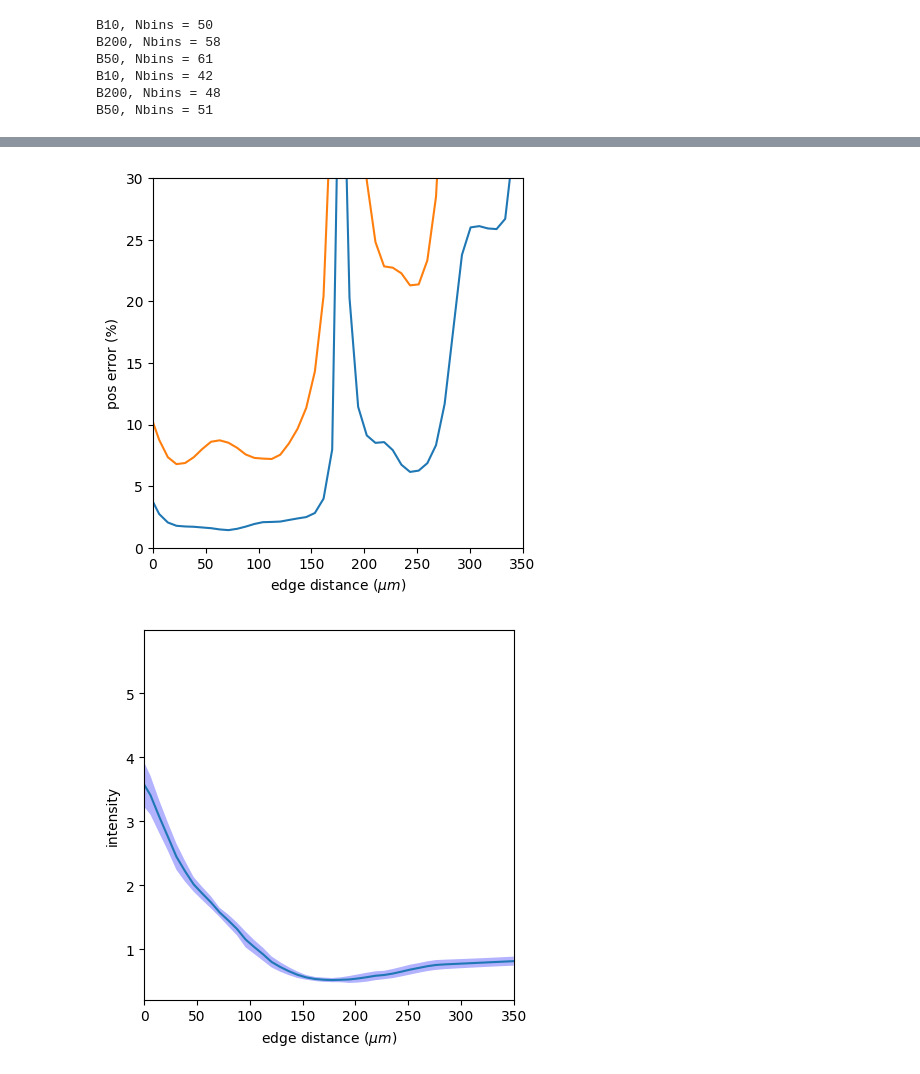
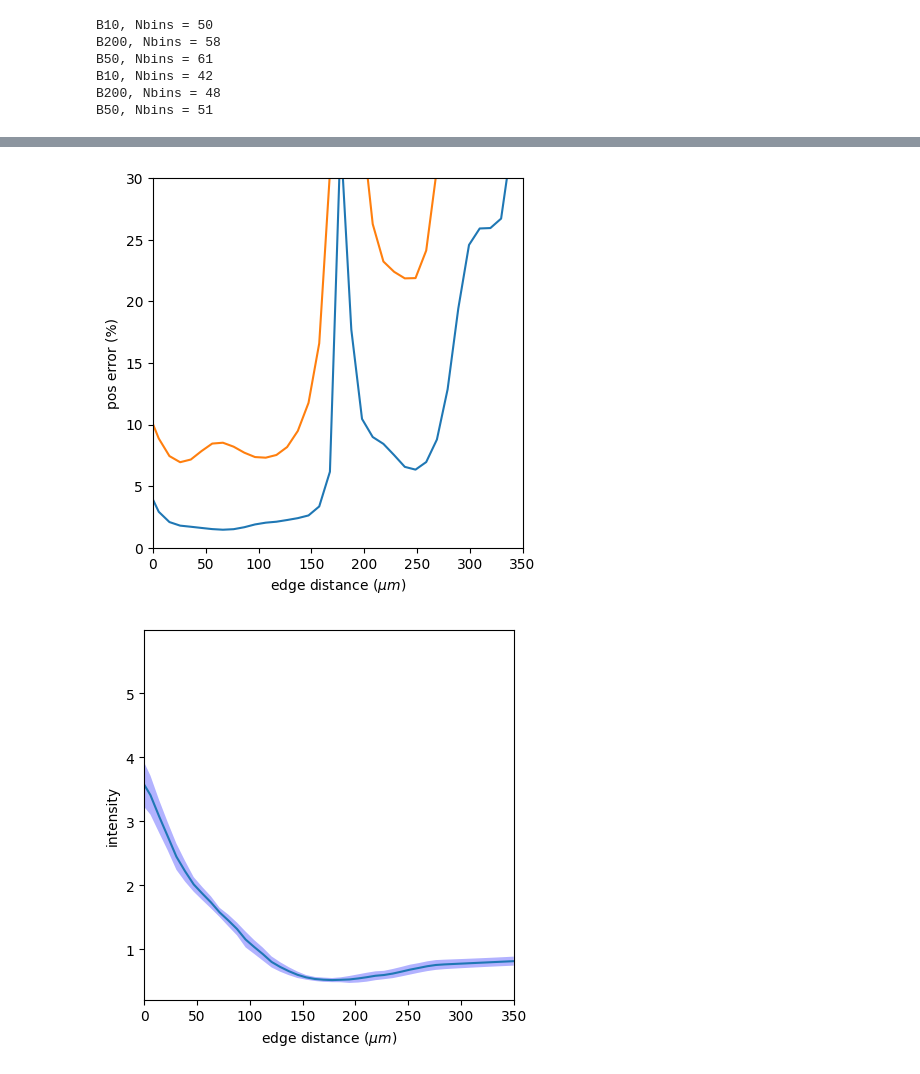
Before and after one commit to idse/signaldecoding, a Jupyter notebook: fig4_IH.ipynb, the cells around one changed output, grey strips where cells are left out. Cells and saved outputs as stored; diff of their text form; code cells hidden in the pictures.

Commit message:
implemented total pos error over all cells

```diff
--- a/fig4_IH.ipynb
+++ b/fig4_IH.ipynb
@@ -12,8 +12,8 @@ datadir = '/Users/idse/data_tmp/signaldecoding/'
 datafile = datadir + 'data_expt_20_scaled_norm_bgsub/data/exp20_data_bgsub_scaled_250716.csv';
 
 # which signals and genes are in the data depends on the experiment and should be defined for each dataset
-signal_names = ['pSMAD1','ncYAP','BCat','LEF1','ncSMAD23','ncSMAD2','cytopERK','cytopAKT']
-signal_names_simplified = ['SMAD1','YAP','BCat','LEF1','SMAD23','SMAD2','ERK','AKT']
+signal_names = ['pSMAD1','ncYAP','BCat','LEF1','ncSMAD23','cytopERK','cytopAKT'] #'ncSMAD2'
+signal_names_simplified = ['SMAD1','YAP','BCat','LEF1','SMAD23','ERK','AKT'] # 'SMAD2',
 
 gene_names = ['ISL1','GATA3','HAND1','CDX2','TFAP2C','SOX17_1','PRDM1','SNAI1','MIXL1','TBXT','EOMES','TBX6','OCT4','NANOG','SOX2','OTX2']
 gene_names_simplified = ['ISL1','GATA3','HAND1','CDX2','TFAP2C','SOX17','PRDM1','SNAI1','MIXL1','TBXT','EOMES','TBX6','OCT4','NANOG','SOX2','OTX2']
@@ -332,9 +471,10 @@ B50, Nbins = 51
 # %%
 cond = 'B50'
 channel = 'pSMAD1'
+exp.calcPosError()
 exp.plotPosError(cond, channel)
 # %% [output]
-[figure, old version]
+[figure, new version]
 # %%
 exp.plotRadialProfiles('pSMAD1','B50', mode='colonies')
 # %% [output]
```
Also changed, not shown: parts of 6 cells of this notebook.
